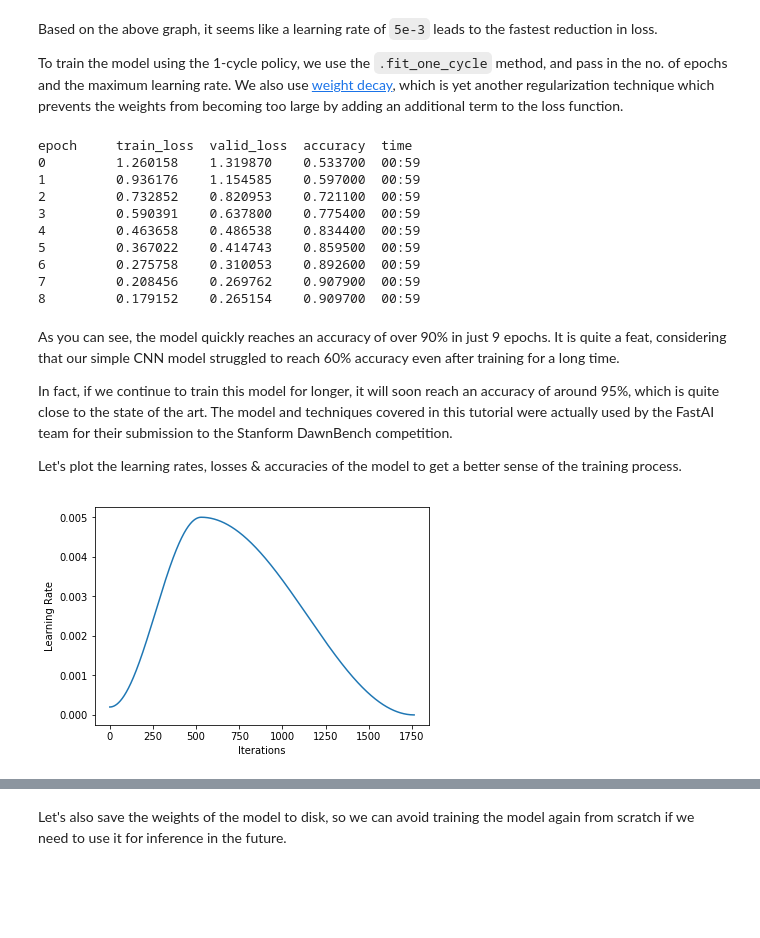
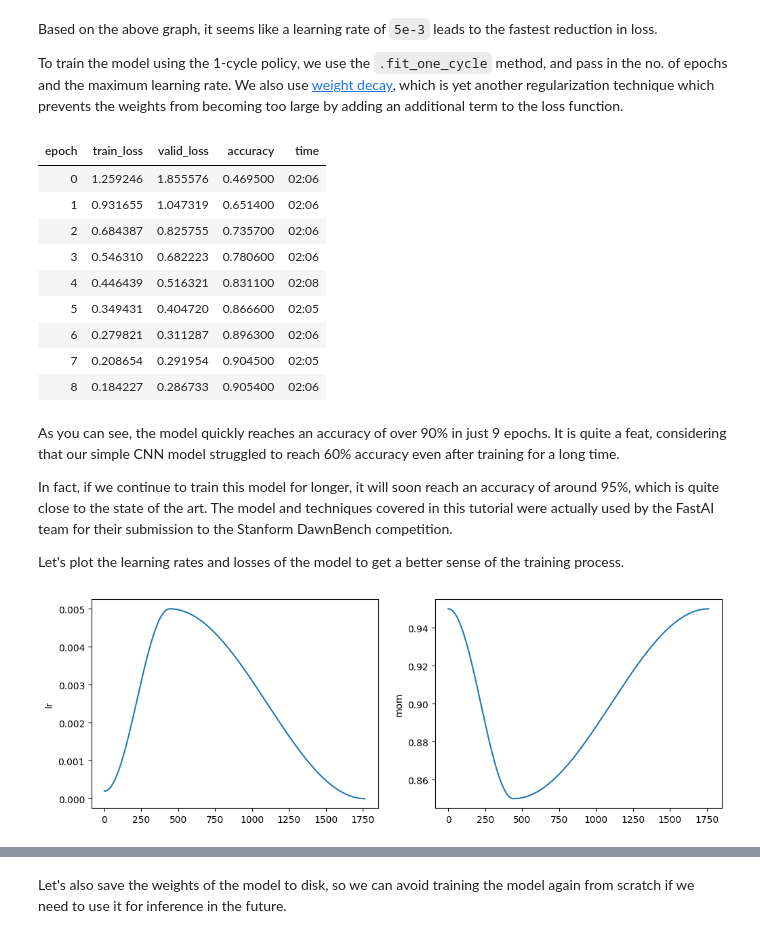
Before and after one commit to JovianHQ/notebooks, a Jupyter notebook: deep-learning-with-pytorch-zero-to-gans/lesson-5-data-augmentation-regularization-and-resnets/lesson-5-data-augmentation-regularization-and-resnets.ipynb, the cells around one changed output, grey strips where cells are left out. Drawn from its saved outputs; the diff is of its cells as text; code cells hidden in the pictures; blank space fills up the shorter version.

```diff
--- a/deep-learning-with-pytorch-zero-to-gans/lesson-5-data-augmentation-regularization-and-resnets/lesson-5-data-augmentation-regularization-and-resnets.ipynb
+++ b/deep-learning-with-pytorch-zero-to-gans/lesson-5-data-augmentation-regularization-and-resnets/lesson-5-data-augmentation-regularization-and-resnets.ipynb
@@ -235,7 +236,7 @@ from fastai.metrics import accuracy
 # %% [markdown]
 First, we create a `DataBunch` object to using the data loaders we created previously, and then we create a `Learner` object using the data bunch, model and a loss function.
 # %%
-data = DataBunch(train_dl, valid_dl)
+data = DataLoaders(train_dl, valid_dl)
 learner = Learner(data, model, loss_func=F.cross_entropy, metrics=[accuracy])
 learner.clip = 0.1
 # %% [markdown]
@@ -259,24 +256,24 @@ To train the model using the 1-cycle policy, we use the `.fit_one_cycle` method,
 # %%
 learner.fit_one_cycle(9, 5e-3, wd=1e-4)
 # %% [output]
-epoch     train_loss  valid_loss  accuracy  time
-0         1.260158    1.319870    0.533700  00:59
-1         0.936176    1.154585    0.597000  00:59
-2         0.732852    0.820953    0.721100  00:59
-3         0.590391    0.637800    0.775400  00:59
-4         0.463658    0.486538    0.834400  00:59
-5         0.367022    0.414743    0.859500  00:59
-6         0.275758    0.310053    0.892600  00:59
-7         0.208456    0.269762    0.907900  00:59
-8         0.179152    0.265154    0.909700  00:59
+| epoch | train_loss | valid_loss | accuracy | time |
+| 0 | 1.259246 | 1.855576 | 0.469500 | 02:06 |
+| 1 | 0.931655 | 1.047319 | 0.651400 | 02:06 |
+| 2 | 0.684387 | 0.825755 | 0.735700 | 02:06 |
+| 3 | 0.546310 | 0.682223 | 0.780600 | 02:06 |
+| 4 | 0.446439 | 0.516321 | 0.831100 | 02:08 |
+| 5 | 0.349431 | 0.404720 | 0.866600 | 02:05 |
+| 6 | 0.279821 | 0.311287 | 0.896300 | 02:06 |
+| 7 | 0.208654 | 0.291954 | 0.904500 | 02:05 |
+| 8 | 0.184227 | 0.286733 | 0.905400 | 02:06 |
 # %% [markdown]
 As you can see, the model quickly reaches an accuracy of over 90% in just 9 epochs. It is quite a feat, considering that our simple CNN model struggled to reach 60% accuracy even after training for a long time.
 
 In fact, if we continue to train this model for longer, it will soon reach an accuracy of around 95%, which is quite close to the state of the art. The model and techniques covered in this tutorial were actually used by the FastAI team for their submission to the Stanform DawnBench competition.
 
-Let's plot the learning rates, losses & accuracies of the model to get a better sense of the training process.
+Let's plot the learning rates and losses of the model to get a better sense of the training process.
 # %%
-learner.recorder.plot_lr()
+learner.recorder.plot_sched()
 # %% [output]
-[figure, old version]
+[figure, new version]
 # %%
```
Also changed, not shown: parts of 8 cells of this notebook.
